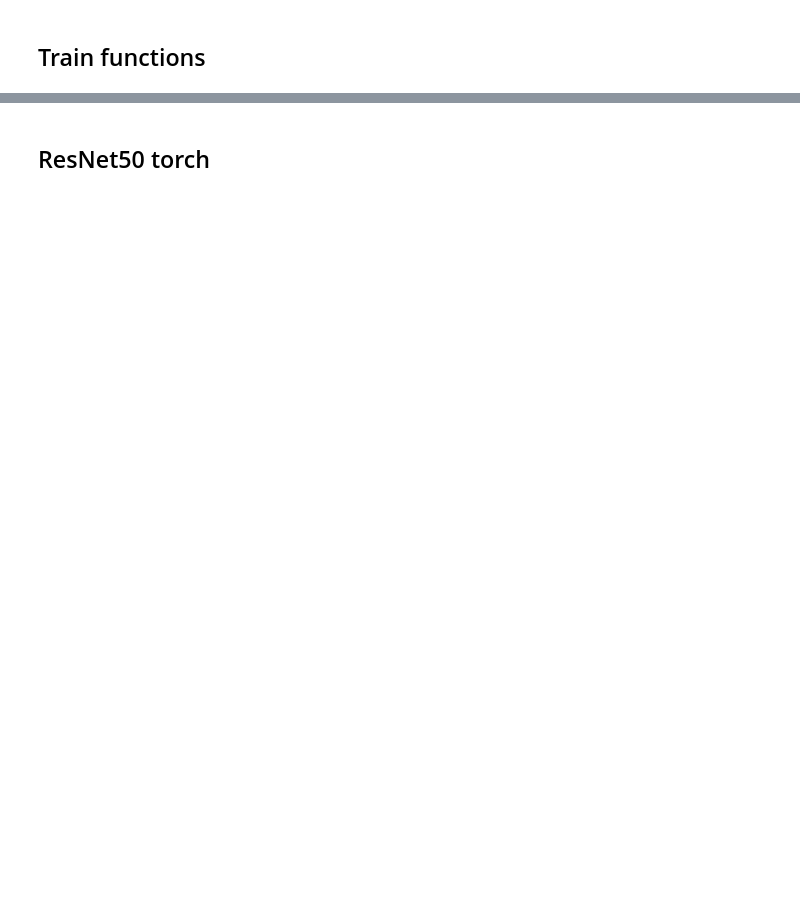
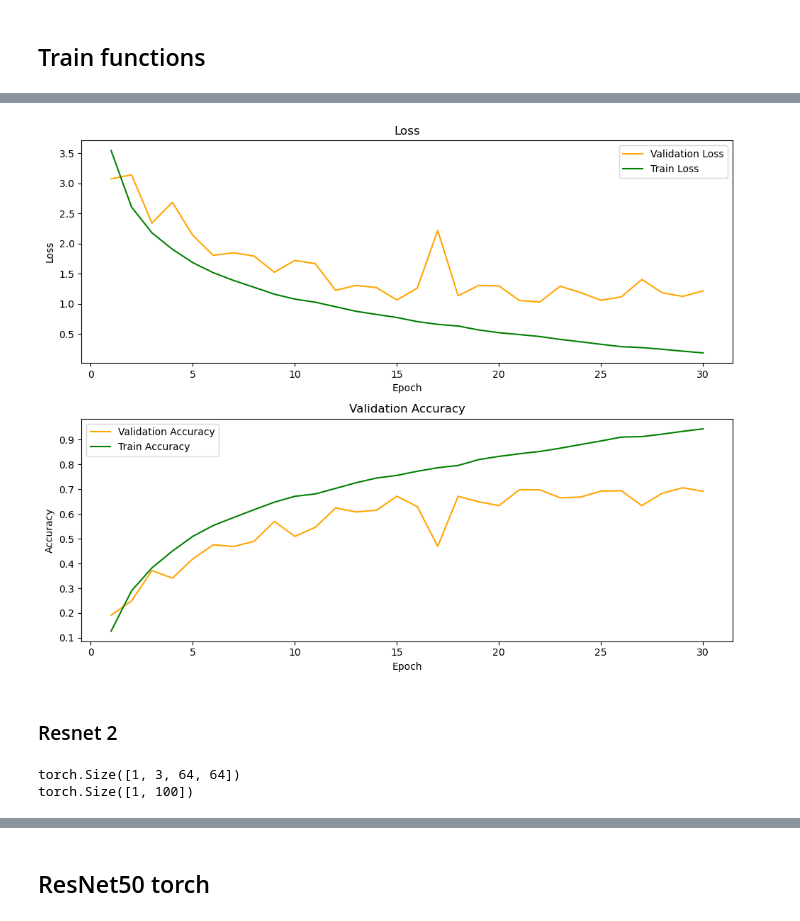
Before and after one commit to alexandra-dragomir/DL-Image-Classification, a Jupyter notebook: dl_project1.ipynb, the cells around one changed output, grey strips where cells are left out. Cells and saved outputs as stored; diff of their text form; code cells hidden in the pictures; blank space fills up the shorter version.

```diff
--- a/dl_project1.ipynb
+++ b/dl_project1.ipynb
@@ -179,3 +136,0 @@ Labels Tensor Shape: torch.Size([2000])
-# %%
-predictions = model.predict(X_val)
-predicted_labels = predictions.argmax(axis=1)
@@ -190,7 +137,7 @@ Accuracy on the val dataset: 0.5595
 # %% [markdown]
 ## Train functions
 # %%
-def train_model(model, X_train, y_train, X_val, y_val, batch_size = 32, num_epochs = 10):
+def train_model(model, X_train, y_train, X_val, y_val, batch_size = 32, num_epochs = 10, save_weights = False, weights_path="weights", last_epoch = 0):
     val_loss_array = []
     val_acc_array = []
     train_loss_array = []
@@ -242,10 +189,14 @@ def train_model(model, X_train, y_train, X_val, y_val, batch_size = 32, num_epoc
 
         average_loss = total_loss / len(train_loader)
         accuracy = correct_predictions / total_samples
-        print(f'Epoch [{epoch + 1}/{num_epochs}], Train Loss: {average_loss:.4f}, Train Accuracy: {accuracy * 100:.2f}%')
+        print(f'Epoch [{last_epoch + epoch + 1}/{num_epochs}], Train Loss: {average_loss:.4f}, Train Accuracy: {accuracy * 100:.2f}%')
         val_loss, val_accuracy = validate(model, X_val, y_val, batch_size, nn.CrossEntropyLoss())
-        print(f'Epoch [{epoch + 1}/{num_epochs}], Val Loss: {val_loss:.4f}, Val Accuracy: {val_accuracy * 100:.2f}%')
-        torch.save(model.state_dict(), f'weights/resnet50_weights_torch_epoch{epoch + 1}.pth')
+        print(f'Epoch [{last_epoch + epoch + 1}/{num_epochs}], Val Loss: {val_loss:.4f}, Val Accuracy: {val_accuracy * 100:.2f}%')
+        if save_weights:
+            if val_accuracy > 0.7:
+                torch.save(model.state_dict(), f'weights/{weights_path}_epoch{last_epoch + epoch + 1}.pth')
+                print("weights saved")
+                max_accuracy = val_accuracy
 
         val_loss_array.append(val_loss)
         val_acc_array.append(val_accuracy)
@@ -291,0 +341,4 @@ def validate(model, X, y, batch_size, criterion = nn.CrossEntropyLoss()):
+# %%
+model = ResNet(BasicBlock, [2, 2, 2, 2])
+model = model.to('cuda')
+val_loss_array, val_acc_array, train_loss_array, train_acc_array = train_model(model, X_train, y_train, X_test, y_test, batch_size = 32, num_epochs = 30, save_weights = False, weights_path = "resnet18")
@@ -291,0 +363,29 @@ def validate(model, X, y, batch_size, criterion = nn.CrossEntropyLoss()):
+# %%
+import matplotlib.pyplot as plt
+
+# Create a figure with subplots
+fig, (ax1, ax2) = plt.subplots(2, 1, figsize=(10, 8))
+epochs = range(1, len(val_loss_array)+1)
+# Plot validation loss
+ax1.plot(epochs, val_loss_array, 'orange', label='Validation Loss')
+ax1.plot(epochs, train_loss_array, 'green',  label='Train Loss')
+ax1.set_title('Loss')
+ax1.set_xlabel('Epoch')
+ax1.set_ylabel('Loss')
+ax1.legend()
+
+# Plot validation accuracy
+ax2.plot(epochs, val_acc_array, 'orange', label='Validation Accuracy')
+ax2.plot(epochs, train_acc_array, 'green', label='Train Accuracy')
+ax2.set_title('Validation Accuracy')
+ax2.set_xlabel('Epoch')
+ax2.set_ylabel('Accuracy')
+ax2.legend()
+
+# Adjust layout
+plt.tight_layout()
+
+# Show the plot
+plt.show()
+# %% [output]
+[figure, added]
@@ -291,0 +394,2 @@ def validate(model, X, y, batch_size, criterion = nn.CrossEntropyLoss()):
+# %% [markdown]
+### Resnet 2
@@ -291,0 +483,11 @@ def validate(model, X, y, batch_size, criterion = nn.CrossEntropyLoss()):
+# %%
+model = ResNet(BasicBlock_bottleneck, [2, 2, 2, 2])
+# model = model.to("cuda")
+sample = X_train[0].unsqueeze(-1).permute(3, 0, 1, 2)
+print(sample.shape)
+out = model(sample)
+# out = out.view(out.size(0), -1)
+print(out.shape)
+# %% [output]
+torch.Size([1, 3, 64, 64])
+torch.Size([1, 100])
```
Also changed, not shown: parts of 79 cells of this notebook, 9 other files.
